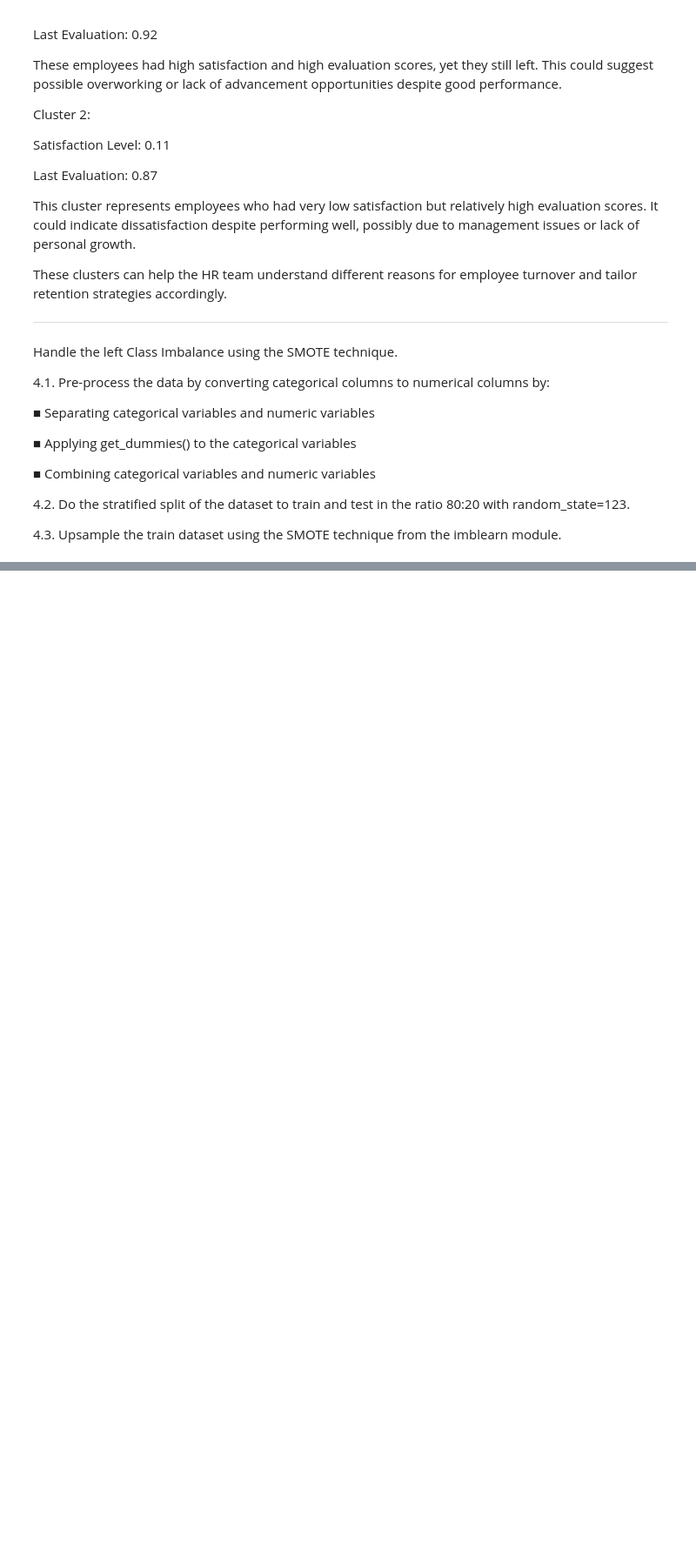
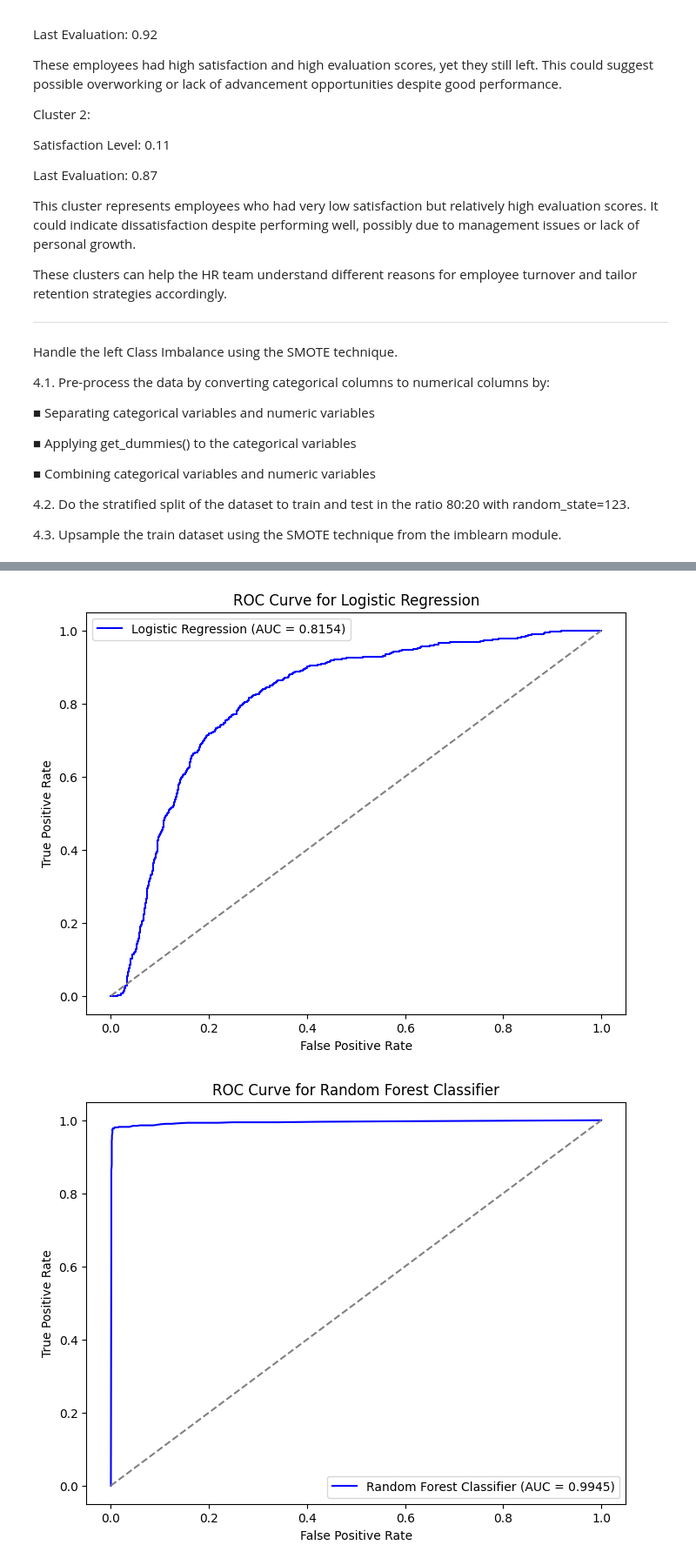
Before and after one commit to agarwalpratik/aiml, a Jupyter notebook: Employee_Turnover_Analytics.ipynb, the cells around one changed output, grey strips where cells are left out. Shown at 87% size. Drawn from its saved outputs; the diff is of its cells as text; code cells hidden in the pictures; blank space fills up the shorter version.

```diff
--- a/Employee_Turnover_Analytics.ipynb
+++ b/Employee_Turnover_Analytics.ipynb
@@ -268,0 +426,61 @@ Handle the left Class Imbalance using the SMOTE technique.
+# %%
+from sklearn.metrics import roc_curve, auc, roc_auc_score, confusion_matrix
+import matplotlib.pyplot as plt
+
+# Function to plot ROC curve
+def plot_roc_curve(y_true, y_pred_proba, model_name):
+    fpr, tpr, thresholds = roc_curve(y_true, y_pred_proba)
+    auc_score = auc(fpr, tpr)
+
+    # Plot the ROC curve
+    plt.figure(figsize=(8, 6))
+    plt.plot(fpr, tpr, label=f'{model_name} (AUC = {auc_score:.4f})', color='b')
+    plt.plot([0, 1], [0, 1], color='gray', linestyle='--')
+    plt.title(f'ROC Curve for {model_name}')
+    plt.xlabel('False Positive Rate')
+    plt.ylabel('True Positive Rate')
+    plt.legend()
+    plt.show()
+
+    return auc_score
+
+# 6.1 ROC and AUC for each model
+# Logistic Regression
+lr_model.fit(X_train_smote, y_train_smote)
+y_pred_proba_lr = lr_model.predict_proba(X_test)[:, 1]
+auc_lr = plot_roc_curve(y_test, y_pred_proba_lr, "Logistic Regression")
+
+# Random Forest
+rf_model.fit(X_train_smote, y_train_smote)
+y_pred_proba_rf = rf_model.predict_proba(X_test)[:, 1]
+auc_rf = plot_roc_curve(y_test, y_pred_proba_rf, "Random Forest Classifier")
+
+# Gradient Boosting Classifier
+gb_model.fit(X_train_smote, y_train_smote)
+y_pred_proba_gb = gb_model.predict_proba(X_test)[:, 1]
+auc_gb = plot_roc_curve(y_test, y_pred_proba_gb, "Gradient Boosting Classifier")
+
+# 6.2 Confusion Matrix for each model
+def plot_conf_matrix(y_true, y_pred, model_name):
+    cm = confusion_matrix(y_true, y_pred)
+    plt.figure(figsize=(6, 4))
+    sns.heatmap(cm, annot=True, fmt="d", cmap="Blues", cbar=False)
+    plt.title(f'Confusion Matrix for {model_name}')
+    plt.xlabel('Predicted')
+    plt.ylabel('Actual')
+    plt.show()
+
+# Logistic Regression
+y_pred_lr = lr_model.predict(X_test)
+plot_conf_matrix(y_test, y_pred_lr, "Logistic Regression")
+
+# Random Forest
+y_pred_rf = rf_model.predict(X_test)
+plot_conf_matrix(y_test, y_pred_rf, "Random Forest Classifier")
+
+# Gradient Boosting
+y_pred_gb = gb_model.predict(X_test)
+plot_conf_matrix(y_test, y_pred_gb, "Gradient Boosting Classifier")
+# %% [output]
+[figure, added]
+[figure, added]
```
Also changed, not shown: parts of 10 cells of this notebook.
